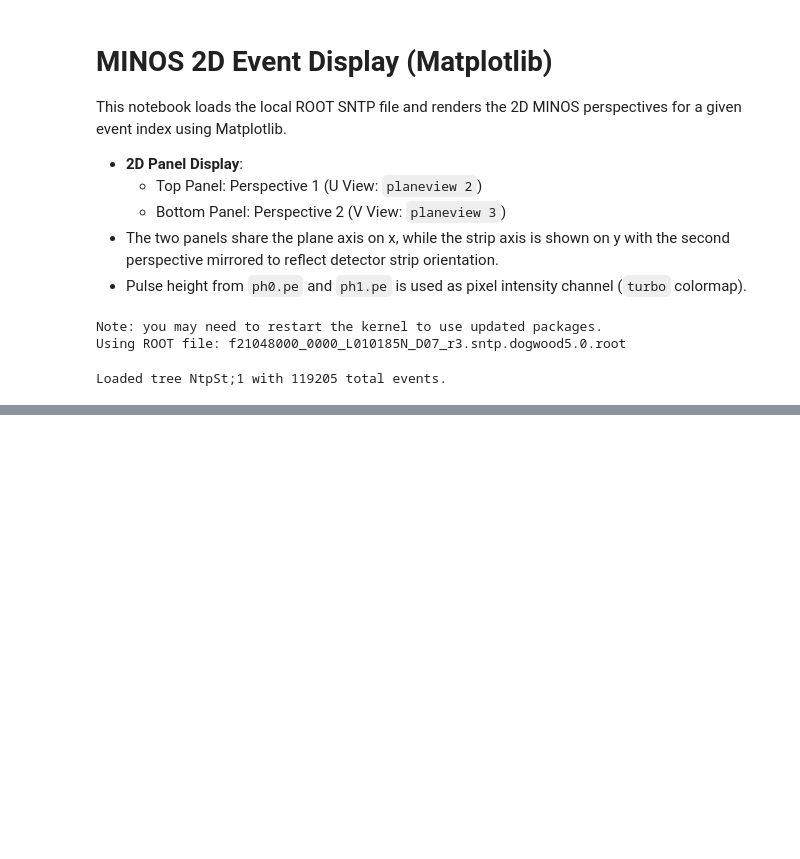
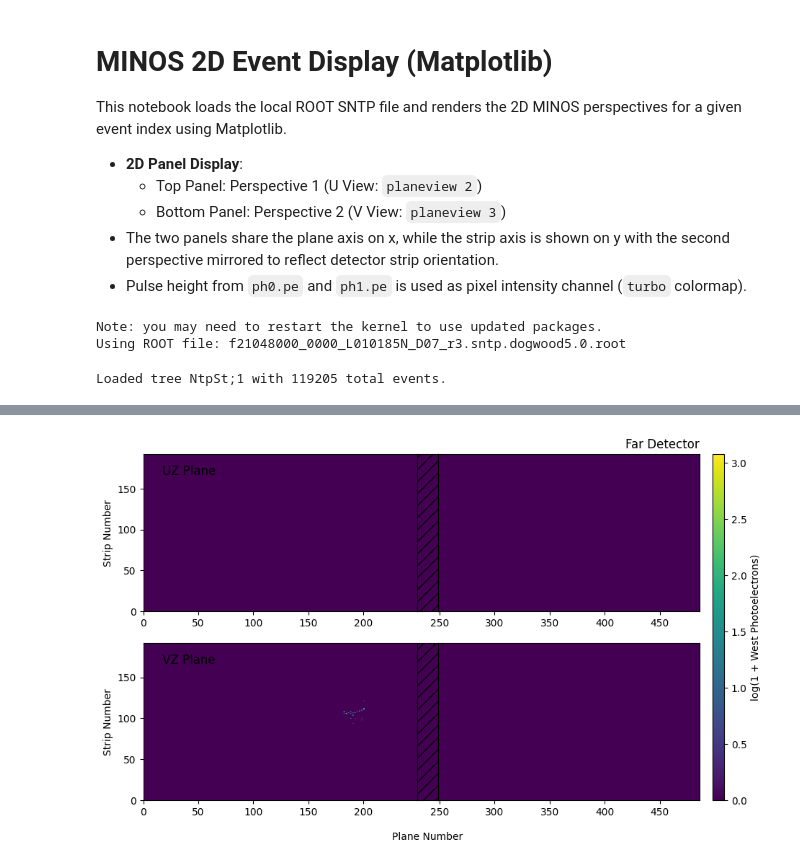
Before and after one commit to Phidet/minos_sparse, a Jupyter notebook: minos_event_display_2d.ipynb, the cells around one changed output, grey strips where cells are left out. Saved outputs shown, nothing was run; the diff lists cells and outputs as text; code cells hidden in the pictures; blank space fills up the shorter version.

```diff
--- a/minos_event_display_2d.ipynb
+++ b/minos_event_display_2d.ipynb
@@ -139,0 +400,15 @@ Event 0 MC Truth: nu_mu | Type: CC | Channel: RES | True E_nu = 2.76 GeV
+# %%
+# Pass event record fields using full paths
+fig, axs = plot_fd_event_image(
+    stp_planeview=event["NtpStRecord/stp/stp.planeview"],
+    stp_strip=event["NtpStRecord/stp/stp.strip"],
+    stp_plane=event["NtpStRecord/stp/stp.plane"],
+    fill=event["NtpStRecord/stp/stp.ph0.pe"],
+    use_log_scale=True,
+    cbar_label="West Photoelectrons",
+    figsize=(12, 6),
+)
+
+plt.show()
+# %% [output]
+[figure, added]
```
Also changed, not shown: parts of 3 cells of this notebook, 7 other files.
